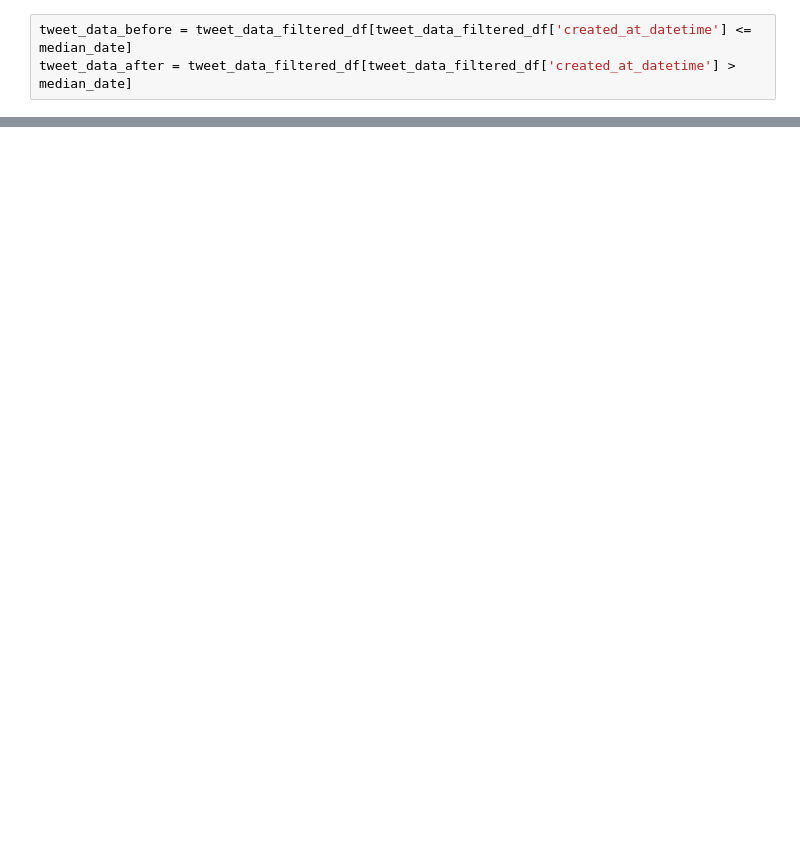
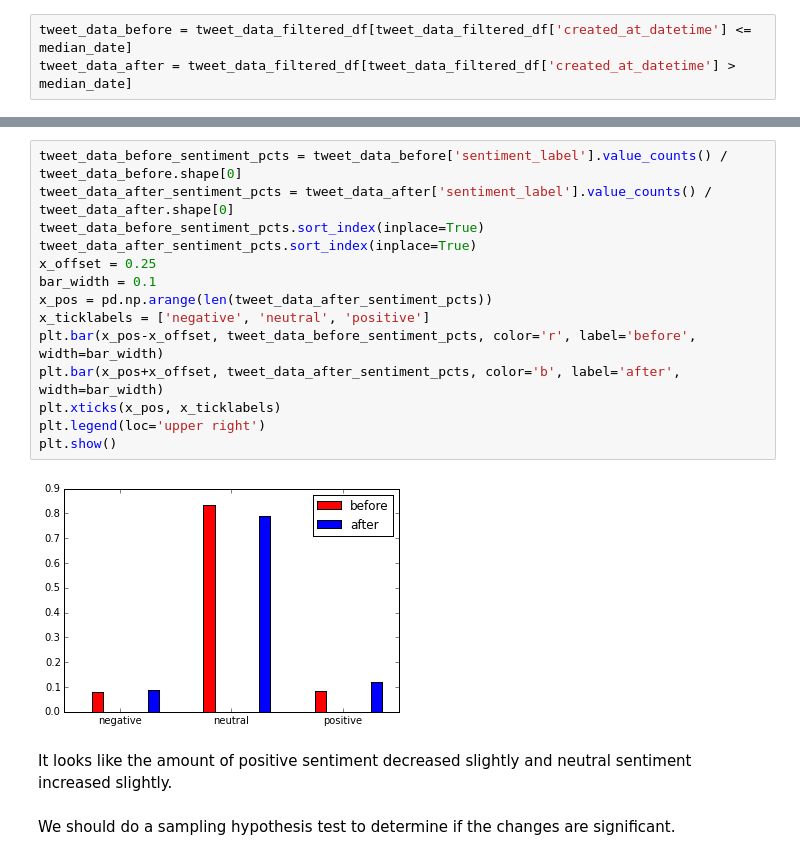
Before and after one commit to ianbstewart/gt-css-class, a Jupyter notebook: labs/lab2/Lab 2 - json, twitter, histograms, hypothesis tests.ipynb, the cells around one changed output, grey strips where cells are left out. Drawn from its saved outputs; the diff is of its cells as text; blank space fills up the shorter version.

```diff
--- a/labs/lab2/Lab 2 - json, twitter, histograms, hypothesis tests.ipynb
+++ b/labs/lab2/Lab 2 - json, twitter, histograms, hypothesis tests.ipynb
@@ -1116,0 +1067,20 @@ AttributeError: type object 'HTMLAwareEntitySubstitution' has no attribute 'pres
+# %%
+tweet_data_before_sentiment_pcts = tweet_data_before['sentiment_label'].value_counts() / tweet_data_before.shape[0]
+tweet_data_after_sentiment_pcts = tweet_data_after['sentiment_label'].value_counts() / tweet_data_after.shape[0]
+tweet_data_before_sentiment_pcts.sort_index(inplace=True)
+tweet_data_after_sentiment_pcts.sort_index(inplace=True)
+x_offset = 0.25
+bar_width = 0.1
+x_pos = pd.np.arange(len(tweet_data_after_sentiment_pcts))
+x_ticklabels = ['negative', 'neutral', 'positive']
+plt.bar(x_pos-x_offset, tweet_data_before_sentiment_pcts, color='r', label='before', width=bar_width)
+plt.bar(x_pos+x_offset, tweet_data_after_sentiment_pcts, color='b', label='after', width=bar_width)
+plt.xticks(x_pos, x_ticklabels)
+plt.legend(loc='upper right')
+plt.show()
+# %% [output]
+[figure, added]
+# %% [markdown]
+It looks like the amount of positive sentiment decreased slightly and neutral sentiment increased slightly.
+# %% [markdown]
+We should do a sampling hypothesis test to determine if the changes are significant.
```
Also changed, not shown: parts of 51 cells of this notebook, 2 other files.
